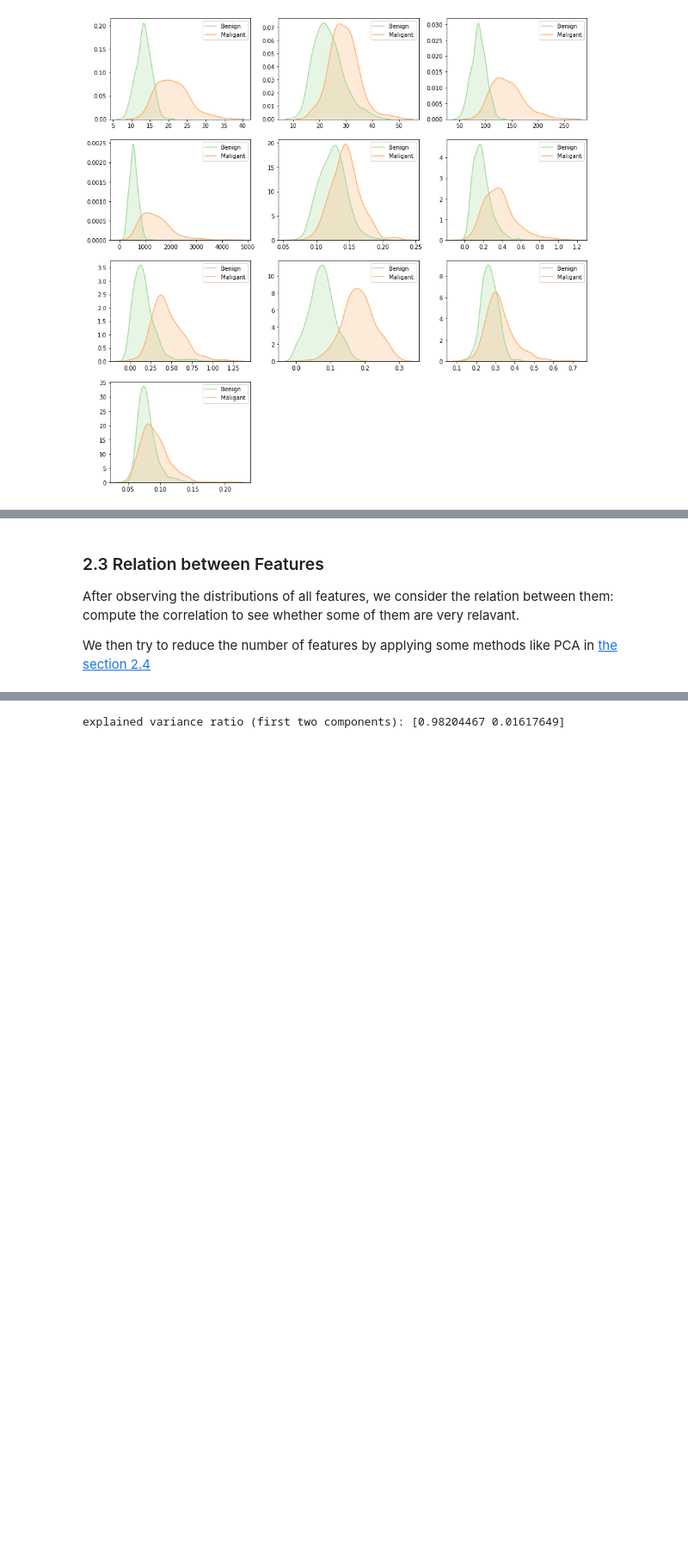
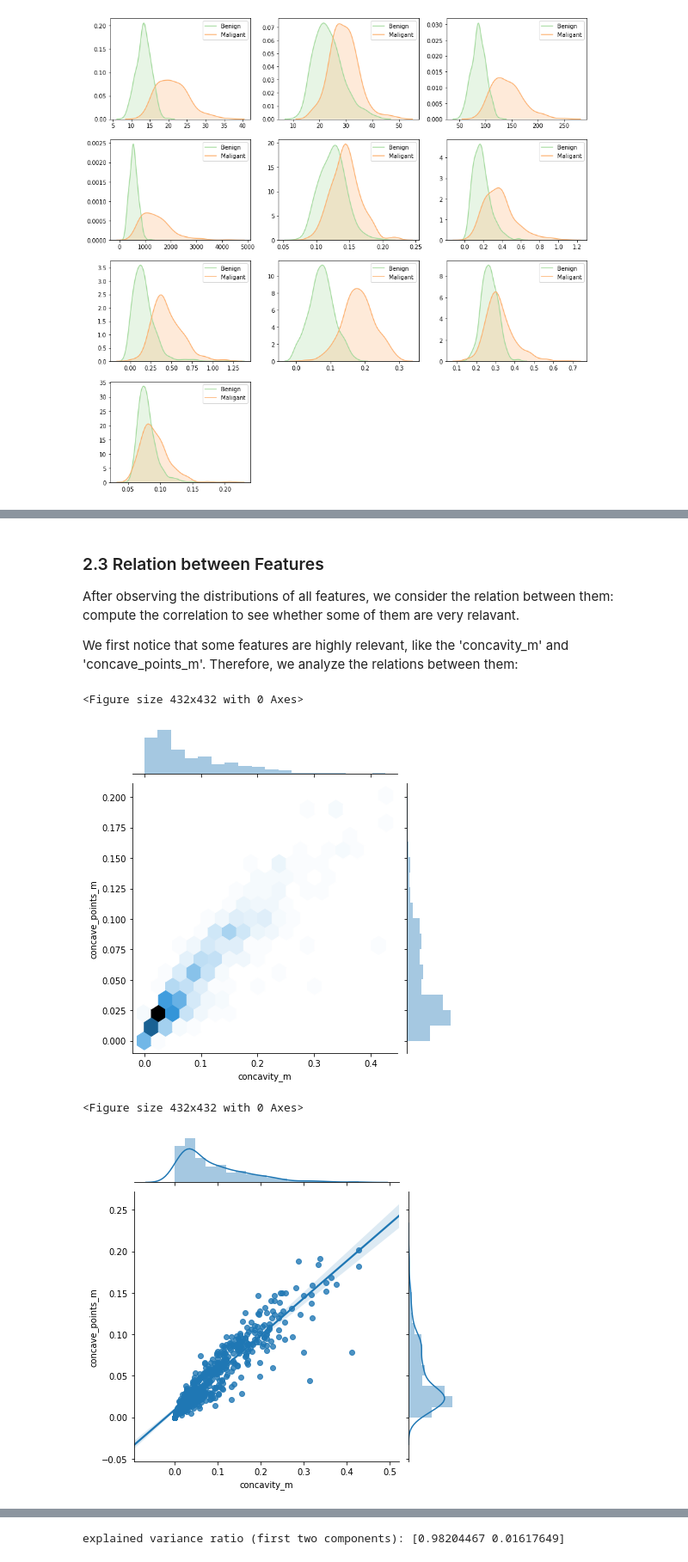
Before and after one commit to LEOch007/BreastCancer-Diagnosis, a Jupyter notebook: BC-Diagnosis.ipynb, the cells around one changed output, grey strips where cells are left out. Shown at 86% size. Drawn from its saved outputs; the diff is of its cells as text; code cells hidden in the pictures; blank space fills up the shorter version.

```diff
--- a/BC-Diagnosis.ipynb
+++ b/BC-Diagnosis.ipynb
@@ -167,4 +189,16 @@ We consider the importance of features based on information theory and the exper
 
 After observing the distributions of all features, we consider the relation between them: compute the correlation to see whether some of them are very relavant.
 
-We then try to reduce the number of features by applying some methods like PCA in [the section 2.4](#PCA)
+We first notice that some features are highly relevant, like the 'concavity_m' and 'concave_points_m'. Therefore, we analyze the relations between them:
+# %%
+plt.figure(figsize=(6,6))
+sns.jointplot(x=data['concavity_m'], y=data['concave_points_m'], kind="hex")
+plt.show()
+plt.figure(figsize=(6,6))
+sns.jointplot(x=data['concavity_m'], y=data['concave_points_m'], kind="reg")
+plt.show()
+# %% [output]
+<Figure size 432x432 with 0 Axes>
+[figure, added]
+<Figure size 432x432 with 0 Axes>
+[figure, added]
```
Also changed, not shown: parts of 7 cells of this notebook.
